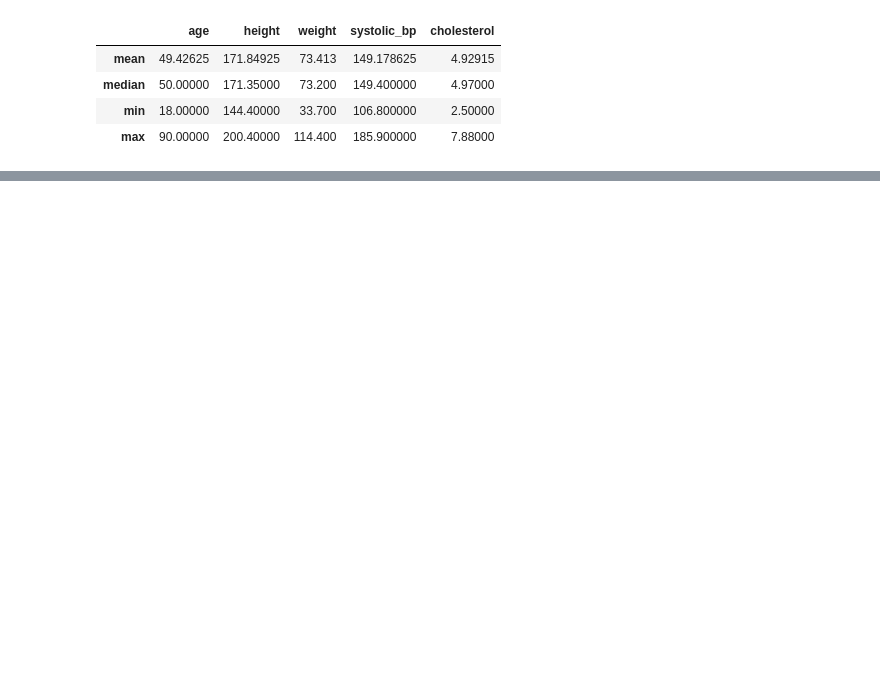
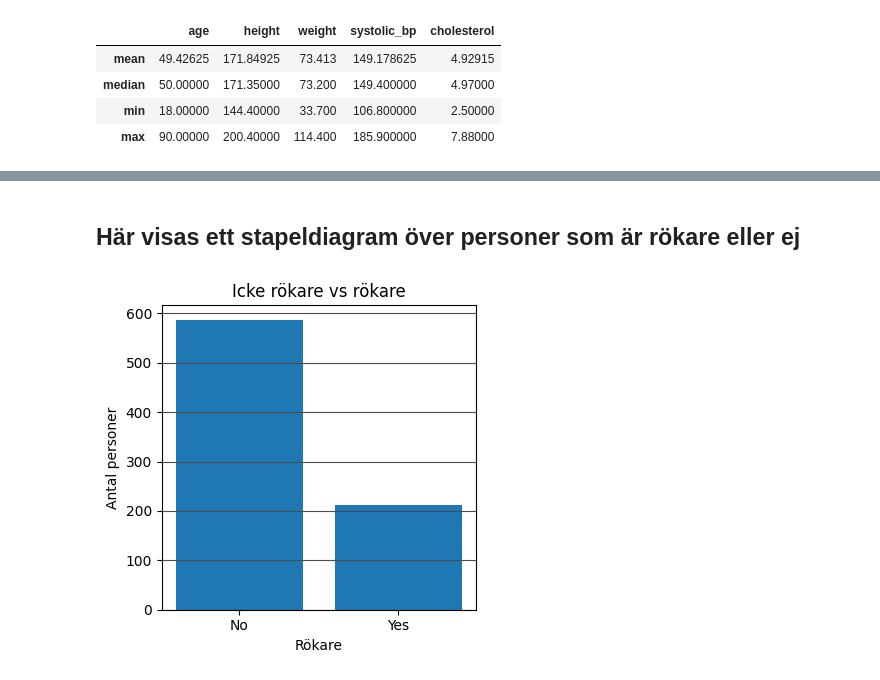
Before and after one commit to AntonAhnstedt/Healthstudy, a Jupyter notebook: Healthstudy.ipynb, the cells around one changed output, grey strips where cells are left out. Cells and saved outputs as stored; diff of their text form; code cells hidden in the pictures; blank space fills up the shorter version.

```diff
--- a/Healthstudy.ipynb
+++ b/Healthstudy.ipynb
@@ -49,0 +63,14 @@ df_val
+# %% [markdown]
+## Här visas ett stapeldiagram över personer som är rökare eller ej
+# %%
+fig, ax = plt.subplots(figsize=(4,4))
+
+ax.bar(df["smoker"].value_counts().index, height=df["smoker"].value_counts(), width=0.8)
+ax.set_title("Icke rökare vs rökare")
+ax.set_xlabel("Rökare")
+ax.set_ylabel("Antal personer")
+ax.grid(True, axis="y", color="0.3")
+plt.tight_layout()
+plt.show()
+# %% [output]
+[figure, added]
```
Also changed, not shown: parts of 17 cells of this notebook.
